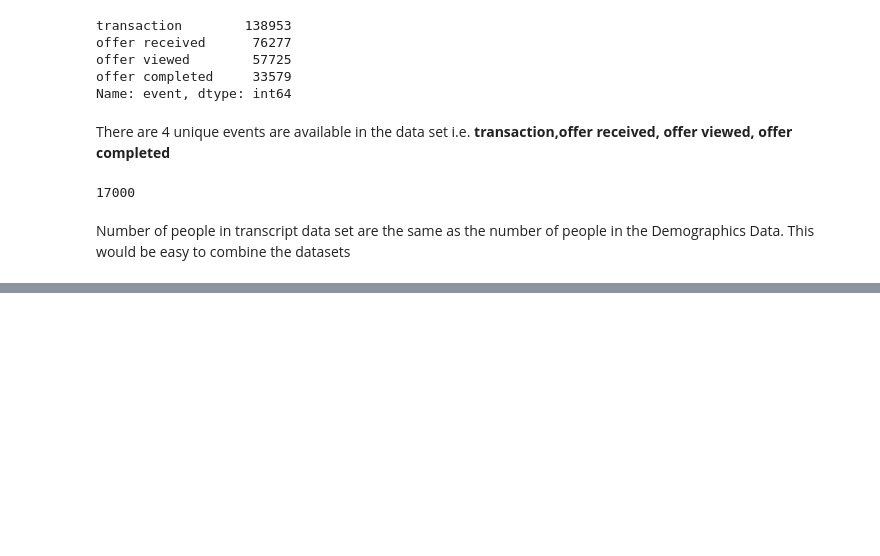
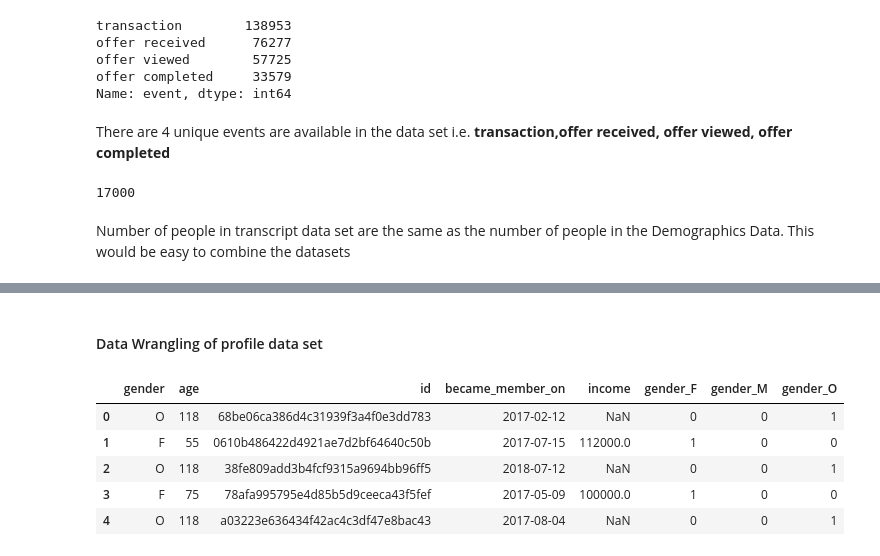
Before and after one commit to SiddharthSabat/Data-Science-and-ML-Portfolio, a Jupyter notebook: Data_Scientist_Starbucks_Capstone/Starbucks_Capstone_notebook.ipynb, the cells around one changed output, grey strips where cells are left out. Cells and saved outputs as stored; diff of their text form; code cells hidden in the pictures; blank space fills up the shorter version.

```diff
--- a/Data_Scientist_Starbucks_Capstone/Starbucks_Capstone_notebook.ipynb
+++ b/Data_Scientist_Starbucks_Capstone/Starbucks_Capstone_notebook.ipynb
@@ -304,0 +329,25 @@ Number of people in transcript data set are the same as the number of people in
+# %% [markdown]
+#### Data Wrangling of profile data set
+# %%
+# convert the became_member_on column to timestamp
+profile.became_member_on = pd.to_datetime(profile.became_member_on,format='%Y%m%d')
+
+# Fill null values in income column with mean of incomes
+# profile.income = profile.income.fillna(profile.income.mean())
+
+# Replace the None values of gender column to 'O' to classify as other types
+profile.gender = profile.gender.apply(lambda x: 'O' if x is None else x)
+
+# Convert the gender column to dummy variables
+gender_dummies = pd.get_dummies(profile.gender,prefix='gender')
+
+# Concatinate new columns to profile and remove gender column
+profile = pd.concat([profile,gender_dummies],axis = 1)
+profile.head()
+# %% [output]
+|  | gender | age | id | became_member_on | income | gender_F | gender_M | gender_O |
+| 0 | O | 118 | 68be06ca386d4c31939f3a4f0e3dd783 | 2017-02-12 | NaN | 0 | 0 | 1 |
+| 1 | F | 55 | 0610b486422d4921ae7d2bf64640c50b | 2017-07-15 | 112000.0 | 1 | 0 | 0 |
+| 2 | O | 118 | 38fe809add3b4fcf9315a9694bb96ff5 | 2018-07-12 | NaN | 0 | 0 | 1 |
+| 3 | F | 75 | 78afa995795e4d85b5d9ceeca43f5fef | 2017-05-09 | 100000.0 | 1 | 0 | 0 |
+| 4 | O | 118 | a03223e636434f42ac4c3df47e8bac43 | 2017-08-04 | NaN | 0 | 0 | 1 |
```
Also changed, not shown: parts of 10 cells of this notebook.
